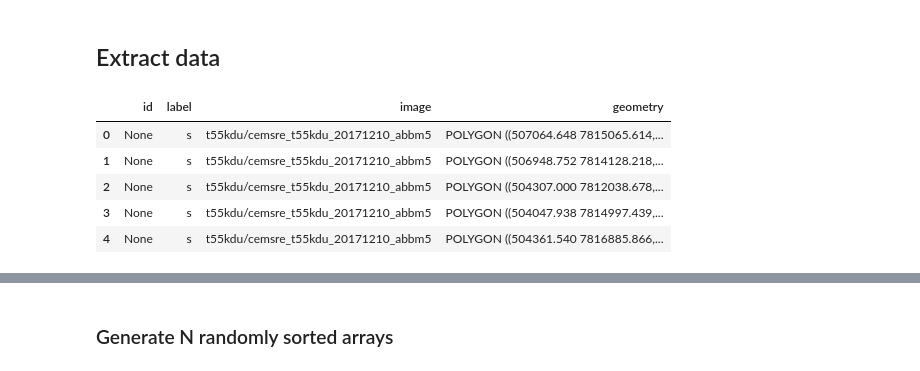
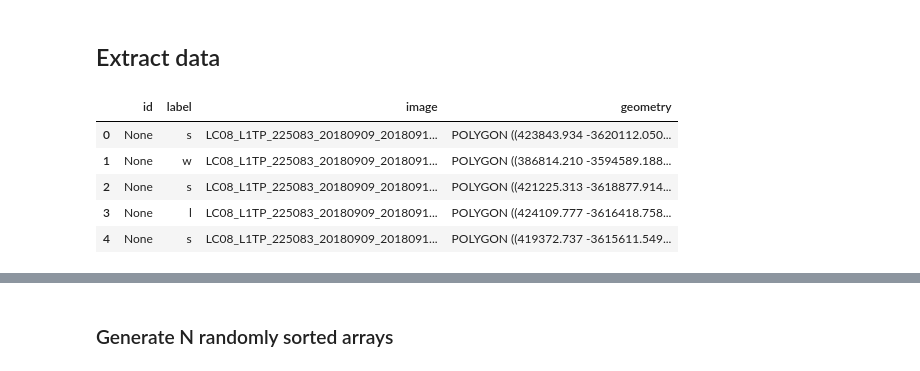
Before and after one commit to jgrss/geowombat, a Jupyter notebook: notebooks/clouds.ipynb, the cells around one changed output, grey strips where cells are left out. Cells and saved outputs as stored; diff of their text form; code cells hidden in the pictures.

```diff
--- a/notebooks/clouds.ipynb
+++ b/notebooks/clouds.ipynb
@@ -107,21 +152,21 @@ def array_to_dict(*args):
 ## Extract data
 # %%
 # Landsat 8
-# rpath = Path('/media/jcgr/data/imagery/google/p225r083/brdf')
-# vpath = Path('/media/jcgr/data/imagery/google/training/p225r83.shp')
+rpath = Path('/media/jcgr/data/imagery/google/p225r083/brdf')
+vpath = Path('/media/jcgr/data/imagery/google/training/p225r83.shp')
 
 # Sentinel 2
-rpath = Path('/scratch/rsc8/hardtkel/rapidfires/LW')
-vpath = Path('/scratch/rsc4/graesser/temp/s2/training/s2_training.shp')
+# rpath = Path('/scratch/rsc8/hardtkel/rapidfires/LW')
+# vpath = Path('/scratch/rsc4/graesser/temp/s2/training/s2_training.shp')
 
 df = gpd.read_file(vpath.as_posix())
 
 df.head()
 # %% [output]
 |  | id | label | image | geometry |
-| 0 | None | s | t55kdu/cemsre_t55kdu_20171210_abbm5 | POLYGON ((507064.648 7815065.614,... |
-| 1 | None | s | t55kdu/cemsre_t55kdu_20171210_abbm5 | POLYGON ((506948.752 7814128.218,... |
-| 2 | None | s | t55kdu/cemsre_t55kdu_20171210_abbm5 | POLYGON ((504307.000 7812038.678,... |
-| 3 | None | s | t55kdu/cemsre_t55kdu_20171210_abbm5 | POLYGON ((504047.938 7814997.439,... |
-| 4 | None | s | t55kdu/cemsre_t55kdu_20171210_abbm5 | POLYGON ((504361.540 7816885.866,... |
+| 0 | None | s | LC08_L1TP_225083_20180909_2018091... | POLYGON ((423843.934 -3620112.050... |
+| 1 | None | w | LC08_L1TP_225083_20180909_2018091... | POLYGON ((386814.210 -3594589.188... |
+| 2 | None | s | LC08_L1TP_225083_20180909_2018091... | POLYGON ((421225.313 -3618877.914... |
+| 3 | None | l | LC08_L1TP_225083_20180909_2018091... | POLYGON ((424109.777 -3616418.758... |
+| 4 | None | s | LC08_L1TP_225083_20180909_2018091... | POLYGON ((419372.737 -3615611.549... |
 # %%
```
Also changed, not shown: parts of 22 cells of this notebook, 1 other file.
